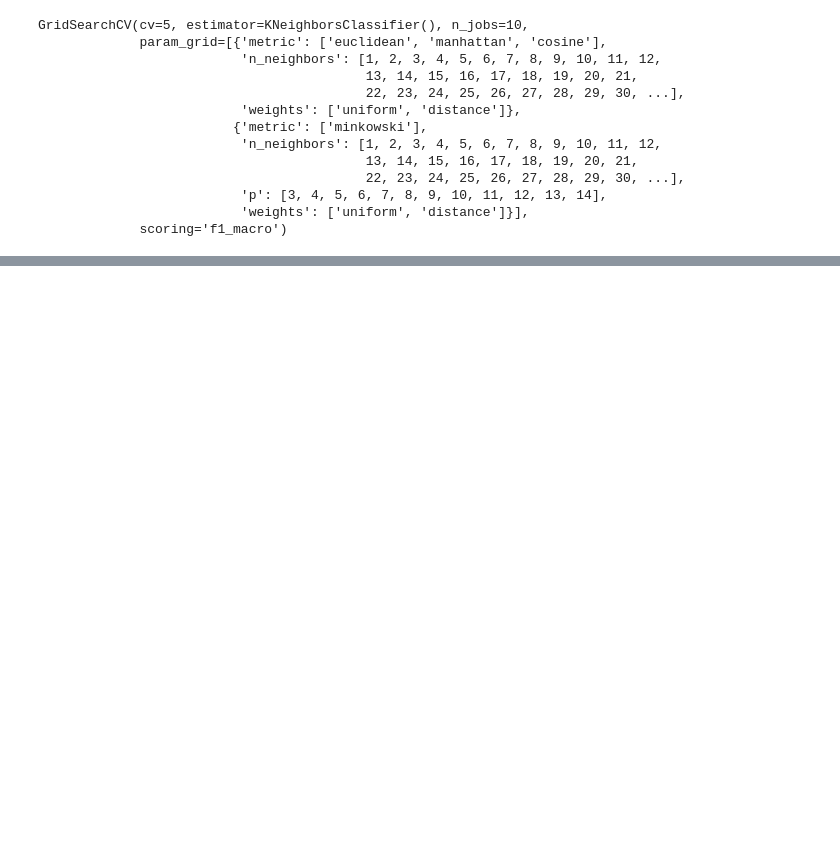
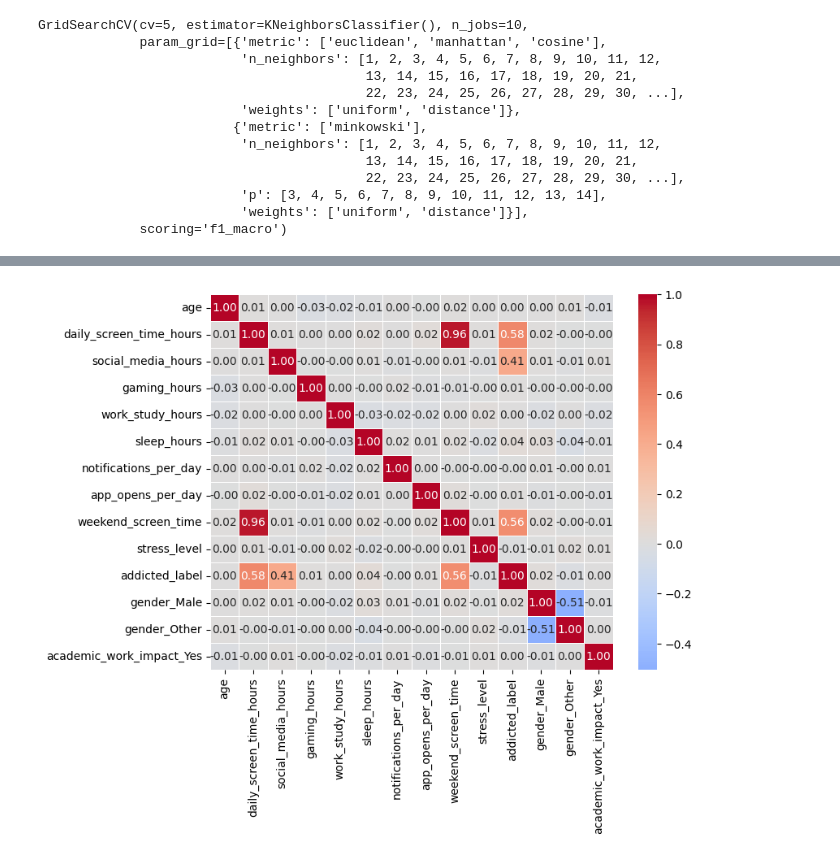
Before and after one commit to Staniskhan/ML_course, a Jupyter notebook: hw03/hw03.ipynb, the cells around one changed output, grey strips where cells are left out. Saved outputs shown, nothing was run; the diff lists cells and outputs as text; code cells hidden in the pictures; blank space fills up the shorter version.

```diff
--- a/hw03/hw03.ipynb
+++ b/hw03/hw03.ipynb
@@ -580,0 +510,15 @@ results[(results['param_metric'] == 'cosine') & (results['param_weights'] == 'un
+# %%
+df = pandas.read_csv("Smartphone_Usage_And_Addiction_Analysis_7500_Rows.csv")
+df.set_index("transaction_id", inplace=True)
+df = df.drop(["user_id"], axis=1)
+df = df.drop(["addiction_level"], axis=1)
+df = pandas.get_dummies(df, columns=["gender", "academic_work_impact"], drop_first=True)
+oe = OrdinalEncoder(categories=[['Low', 'Medium', 'High']])
+df['stress_level'] = oe.fit_transform(df[['stress_level']])
+# %%
+df1 = df.copy()
+oe = OrdinalEncoder(categories=[[False, True]])
+df1['gender_Male'] = oe.fit_transform(df1[['gender_Male']])
+df1['gender_Other'] = oe.fit_transform(df1[['gender_Other']])
+df1['academic_work_impact_Yes'] = oe.fit_transform(df1[['academic_work_impact_Yes']])
+df1.head()
@@ -580,0 +533,15 @@ results[(results['param_metric'] == 'cosine') & (results['param_weights'] == 'un
+# %%
+corr_matrix = df1.corr()
+
+plt.figure(figsize=(8, 6))
+
+sns.heatmap(corr_matrix,
+            annot=True,
+            fmt=".2f",
+            cmap='coolwarm',
+            center=0,
+            linewidths=0.5)
+
+plt.show()
+# %% [output]
+[figure, added]
```
Also changed, not shown: parts of 21 cells of this notebook.
